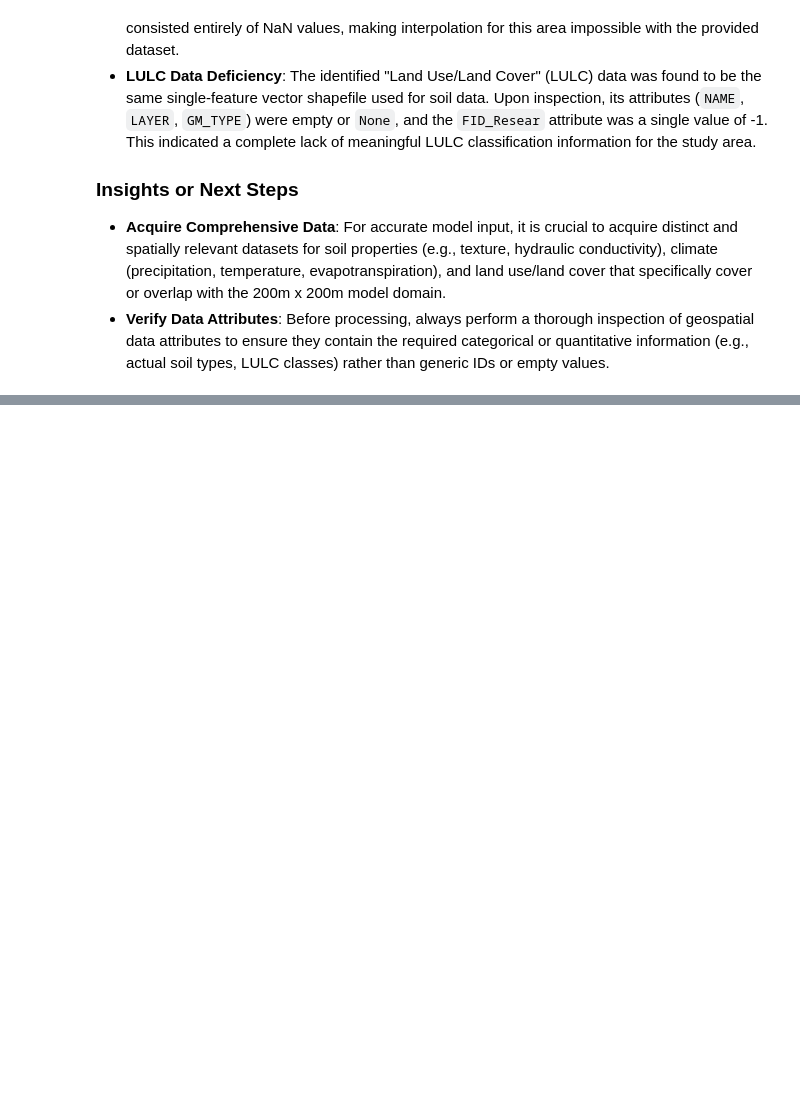
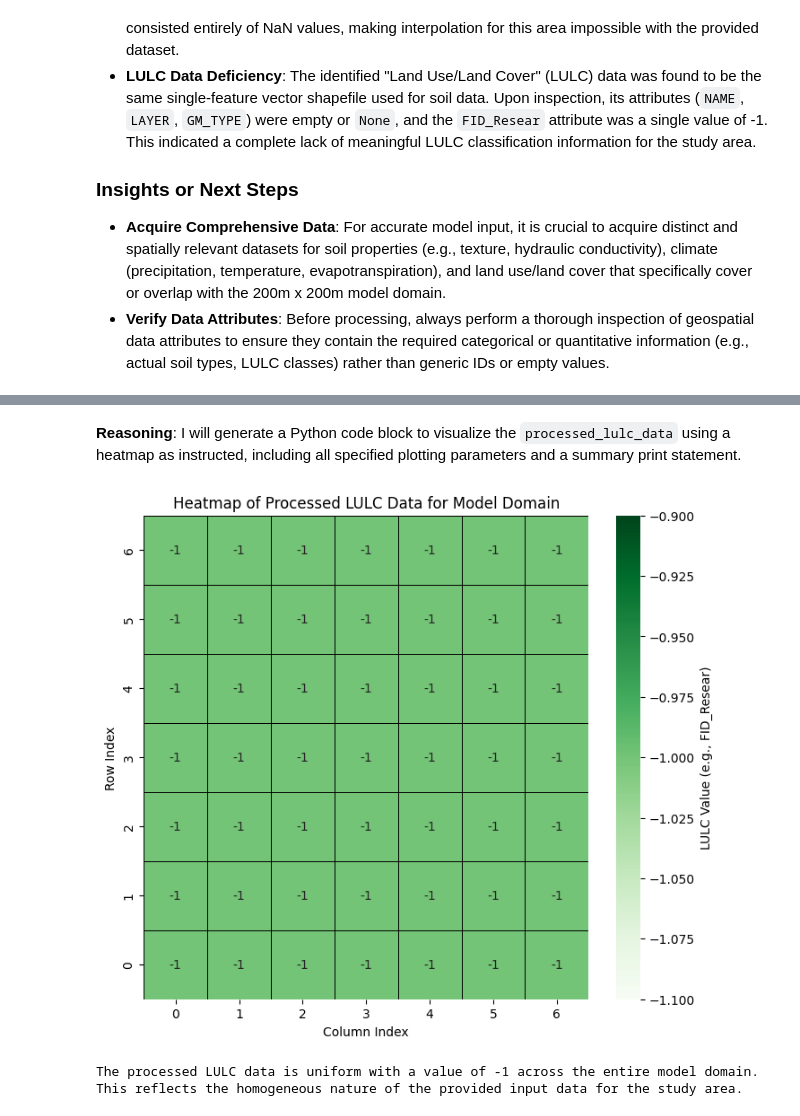
Before and after one commit to abduhydro/Abdu-Model, a Jupyter notebook: Copy_of_notebookeecd91b986.ipynb, the cells around one changed output, grey strips where cells are left out. Cells and saved outputs as stored; diff of their text form; code cells hidden in the pictures; blank space fills up the shorter version.

```diff
--- a/Copy_of_notebookeecd91b986.ipynb
+++ b/Copy_of_notebookeecd91b986.ipynb
@@ -141,0 +745,17 @@ drive.mount('/content/drive')
+# %%
+import pandas as pd
+
+climate_file_path = '/content/drive/MyDrive/GSFLOW PROJECT FILE/Data all research Edited.csv'
+
+try:
+    # Load the CSV file into a pandas DataFrame, specifying 'latin1' encoding
+    climate_df = pd.read_csv(climate_file_path, encoding='latin1')
+    print(f"Climate data loaded successfully from {climate_file_path} with 'latin1' encoding.")
+    print("First 5 rows of the climate DataFrame:")
+    print(climate_df.head())
+    print(f"\nShape of the DataFrame: {climate_df.shape}")
+    print(f"Columns in the DataFrame: {climate_df.columns.tolist()}")
+except FileNotFoundError:
+    print(f"Error: File not found at {climate_file_path}")
+except Exception as e:
+    print(f"An error occurred while loading or inspecting the climate data with 'latin1' encoding: {e}")
@@ -6293,0 +7315,37 @@ Series([], Name: count, dtype: int64)
+# %% [markdown]
+**Reasoning**:
+I will generate a Python code block to visualize the `processed_lulc_data` using a heatmap as instructed, including all specified plotting parameters and a summary print statement.
+# %%
+import matplotlib.pyplot as plt
+import seaborn as sns
+import numpy as np
+
+# Ensure processed_lulc_data is available
+if 'processed_lulc_data' not in globals():
+    print("Error: Processed LULC data (processed_lulc_data) not found. Please ensure previous steps were successful.")
+else:
+    plt.figure(figsize=(8, 7))
+    sns.heatmap(
+        processed_lulc_data,
+        annot=True, # Annotate cells with the data value
+        fmt=".0f",  # Format annotations as integers
+        cmap="Greens", # Colormap for categorical data
+        linewidths=.5,
+        linecolor="black",
+        cbar_kws={'label': 'LULC Value (e.g., FID_Resear)'}
+    )
+    plt.title('Heatmap of Processed LULC Data for Model Domain')
+    plt.xlabel('Column Index')
+    plt.ylabel('Row Index')
+    plt.gca().invert_yaxis() # Invert y-axis to match typical raster origin (top-left)
+    plt.show()
+
+    # Summarize the observed characteristics
+    unique_values = np.unique(processed_lulc_data)
+    if len(unique_values) == 1:
+        print(f"\nThe processed LULC data is uniform with a value of {unique_values[0]} across the entire model domain. This reflects the homogeneous nature of the provided input data for the study area.")
+    else:
+        print(f"\nThe processed LULC data shows variation within the model domain. Unique values observed: {unique_values}.")
+# %% [output]
+[figure, added]
+The processed LULC data is uniform with a value of -1 across the entire model domain. This reflects the homogeneous nature of the provided input data for the study area.
```
Also changed, not shown: parts of 62 cells of this notebook.
